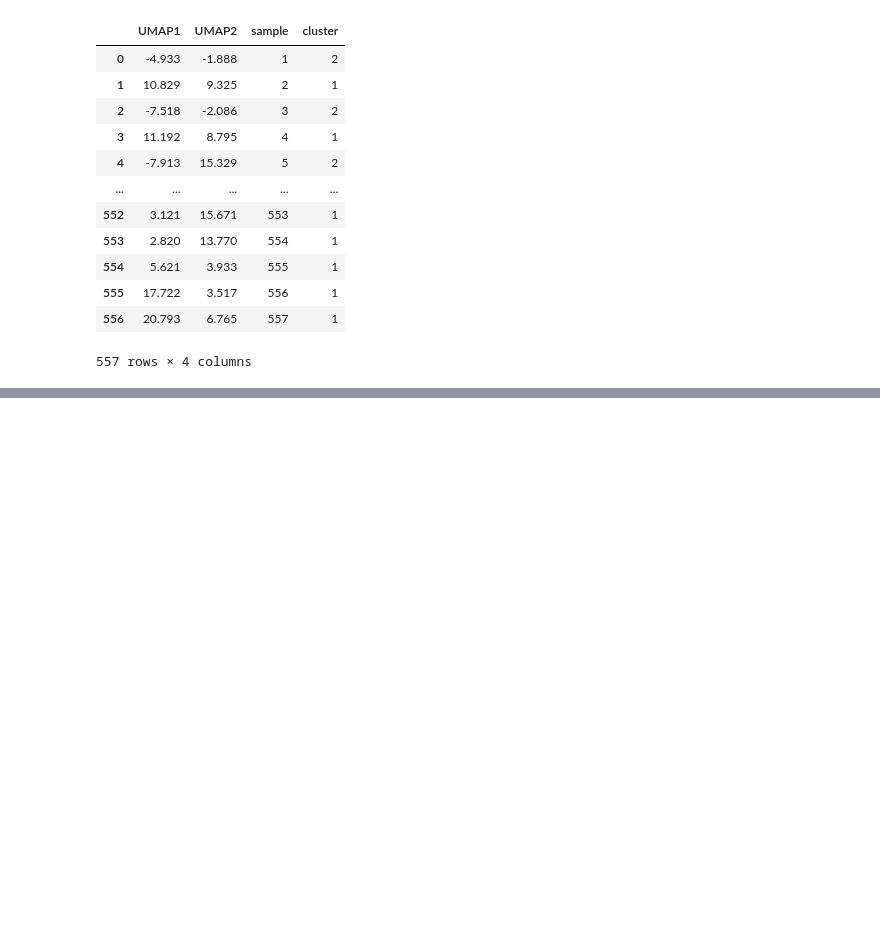
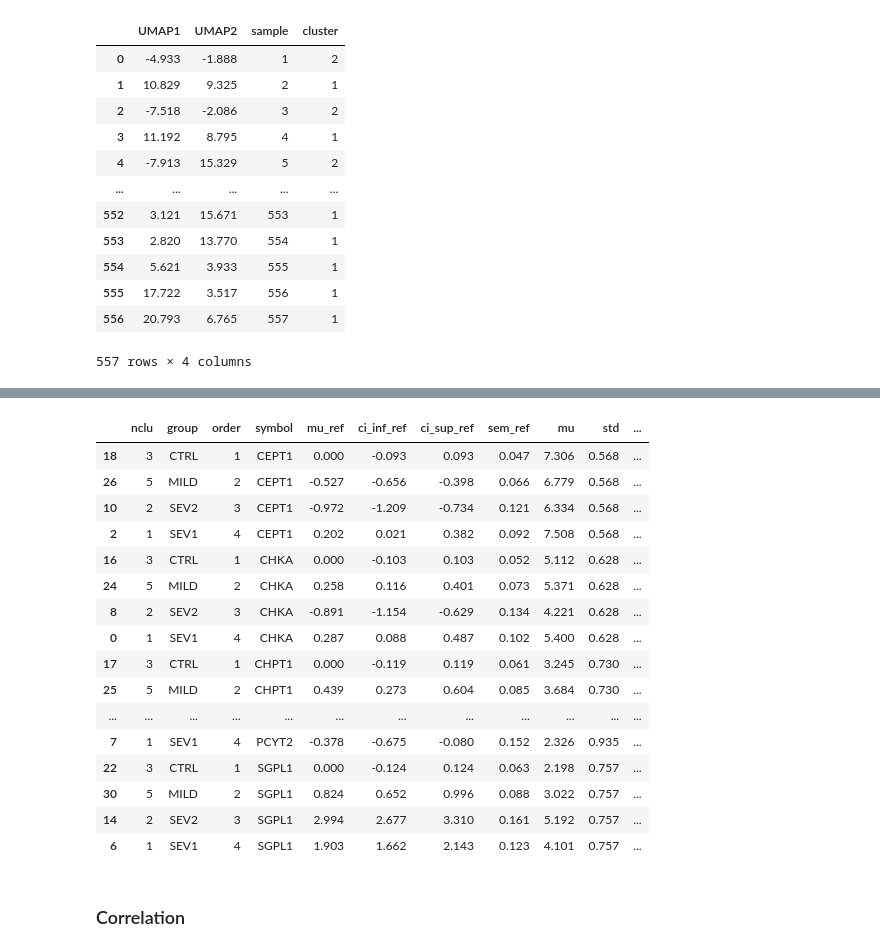
Before and after one commit to flalix/perturb_agent, a Jupyter notebook: notebooks/mtp_TCGA_56_studying_results.ipynb, the cells around one changed output, grey strips where cells are left out. Saved outputs shown, nothing was run; the diff lists cells and outputs as text; code cells hidden in the pictures; blank space fills up the shorter version.

Commit message:
deploy 0.3.003 combat cluster_degs3c

```diff
--- a/notebooks/mtp_TCGA_56_studying_results.ipynb
+++ b/notebooks/mtp_TCGA_56_studying_results.ipynb
@@ -322,0 +344,6 @@ gdc.df_umap
+# %%
+genesk_col = ['CHKA', 'CHKB', 'CHPT1', 'PCYT1A', 'PCYT1B']
+genesk_eta = ['SGPL1', 'ETNK1', 'ETNK2', 'PCYT2', 'CEPT1']
+
+genesk_all = genesk_col + genesk_eta
+"; ".join(genesk_all)
@@ -322,0 +383,11 @@ gdc.df_umap
+# %%
+nclu = 1
+
+cols = gdc.df_hca[gdc.df_hca.cluster == nclu]['sample'].to_list()
+cols = [str(x) for x in cols]
+
+df2 = dfall[dfall.symbol.isin(genesk_all)]
+
+df2 = df2[gdc.ANNOT_COLS + cols]
+print(df2.shape)
+df2
@@ -322,0 +406,3 @@ gdc.df_umap
+# %%
+df3 = df2.set_index('symbol')[cols]
+df3.mean(axis=1)
@@ -322,0 +420,4 @@ gdc.df_umap
+# %%
+dic = {'nclu': nclu, 'symbol': df3.index, 'mu': np.array(df3.mean(axis=1)), 'std': np.array(df3.std(axis=1)), 'n': len(cols)}
+df = pd.DataFrame(dic)
+df
@@ -322,0 +641,22 @@ gdc.df_umap
+# %%
+dff
+# %% [output]
+|  | nclu | group | order | symbol | mu_ref | ci_inf_ref | ci_sup_ref | sem_ref | mu | std | ... |
+| 18 | 3 | CTRL | 1 | CEPT1 | 0.000 | -0.093 | 0.093 | 0.047 | 7.306 | 0.568 | ... |
+| 26 | 5 | MILD | 2 | CEPT1 | -0.527 | -0.656 | -0.398 | 0.066 | 6.779 | 0.568 | ... |
+| 10 | 2 | SEV2 | 3 | CEPT1 | -0.972 | -1.209 | -0.734 | 0.121 | 6.334 | 0.568 | ... |
+| 2 | 1 | SEV1 | 4 | CEPT1 | 0.202 | 0.021 | 0.382 | 0.092 | 7.508 | 0.568 | ... |
+| 16 | 3 | CTRL | 1 | CHKA | 0.000 | -0.103 | 0.103 | 0.052 | 5.112 | 0.628 | ... |
+| 24 | 5 | MILD | 2 | CHKA | 0.258 | 0.116 | 0.401 | 0.073 | 5.371 | 0.628 | ... |
+| 8 | 2 | SEV2 | 3 | CHKA | -0.891 | -1.154 | -0.629 | 0.134 | 4.221 | 0.628 | ... |
+| 0 | 1 | SEV1 | 4 | CHKA | 0.287 | 0.088 | 0.487 | 0.102 | 5.400 | 0.628 | ... |
+| 17 | 3 | CTRL | 1 | CHPT1 | 0.000 | -0.119 | 0.119 | 0.061 | 3.245 | 0.730 | ... |
+| 25 | 5 | MILD | 2 | CHPT1 | 0.439 | 0.273 | 0.604 | 0.085 | 3.684 | 0.730 | ... |
+| ... | ... | ... | ... | ... | ... | ... | ... | ... | ... | ... | ... |
+| 7 | 1 | SEV1 | 4 | PCYT2 | -0.378 | -0.675 | -0.080 | 0.152 | 2.326 | 0.935 | ... |
+| 22 | 3 | CTRL | 1 | SGPL1 | 0.000 | -0.124 | 0.124 | 0.063 | 2.198 | 0.757 | ... |
+| 30 | 5 | MILD | 2 | SGPL1 | 0.824 | 0.652 | 0.996 | 0.088 | 3.022 | 0.757 | ... |
+| 14 | 2 | SEV2 | 3 | SGPL1 | 2.994 | 2.677 | 3.310 | 0.161 | 5.192 | 0.757 | ... |
+| 6 | 1 | SEV1 | 4 | SGPL1 | 1.903 | 1.662 | 2.143 | 0.123 | 4.101 | 0.757 | ... |
+# %% [markdown]
+### Correlation
```
Also changed, not shown: parts of 15 cells of this notebook, 3 other files.
